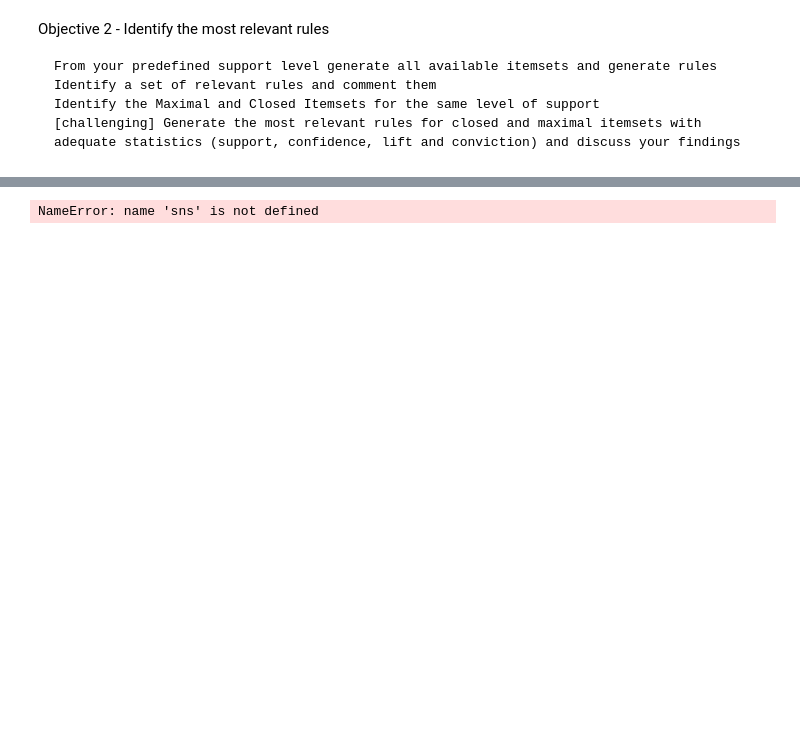
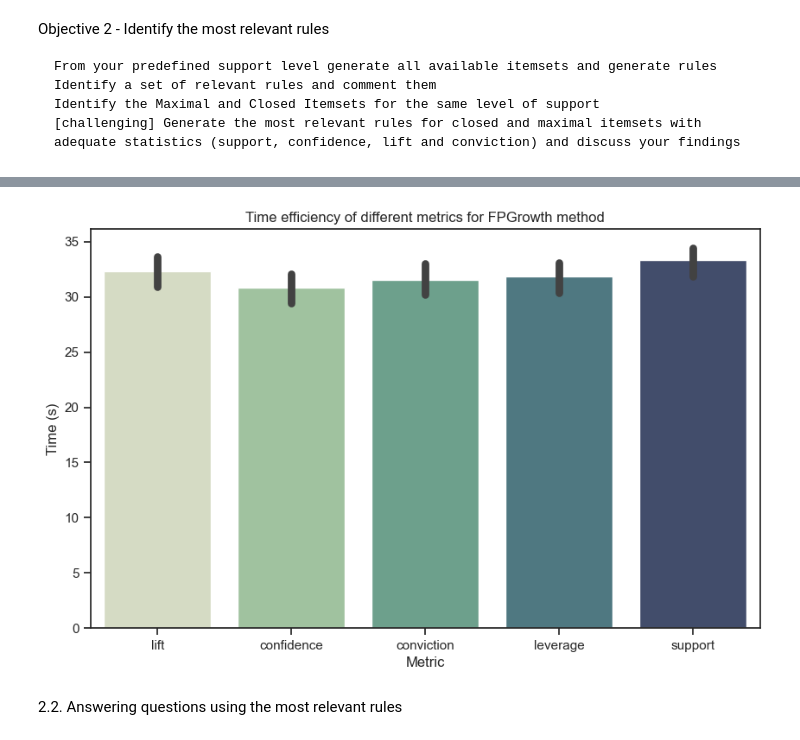
Before and after one commit to AntunesCSR/DM_Group_Project, a Jupyter notebook: HA2/data/HA2_catia.ipynb, the cells around one changed output, grey strips where cells are left out. Cells and saved outputs as stored; diff of their text form; code cells hidden in the pictures; blank space fills up the shorter version.

```diff
--- a/HA2/data/HA2_catia.ipynb
+++ b/HA2/data/HA2_catia.ipynb
@@ -249,15 +290,17 @@ results_df.pivot(index='metric', columns='method', values=['itemsets', 'rules',
 # %%
-# Visualisation of efficiency of different metrics for ECLAT method
+# Visualisation of efficiency of different metrics for FPGrowth method
 sns.set_style('ticks')
 sns.set_context("notebook", font_scale=1, rc={"lines.linewidth": 3.5})
 plt.figure(figsize=(10, 6))
 sns.set_palette(sns.cubehelix_palette(start=.5, rot=-.75))
 sns.barplot(x='metric', y='time', data=results_df)
-plt.title('Time efficiency of different metrics for ECLAT method')
+plt.title('Time efficiency of different metrics for FPGrowth method')
 plt.xlabel('Metric')
 plt.ylabel('Time (s)')
 #save image in Figures folder
-plt.savefig('time_efficiency_metrics.png', folder='Figures')
+plt.savefig('Outputs/FPGrowth_Metrics.png')
 plt.show()
 # %% [output]
-NameError: name 'sns' is not defined
+[figure, added]
+# %% [markdown]
+2.2. Answering questions using the most relevant rules
```
Also changed, not shown: parts of 18 cells of this notebook, 5 other files.
